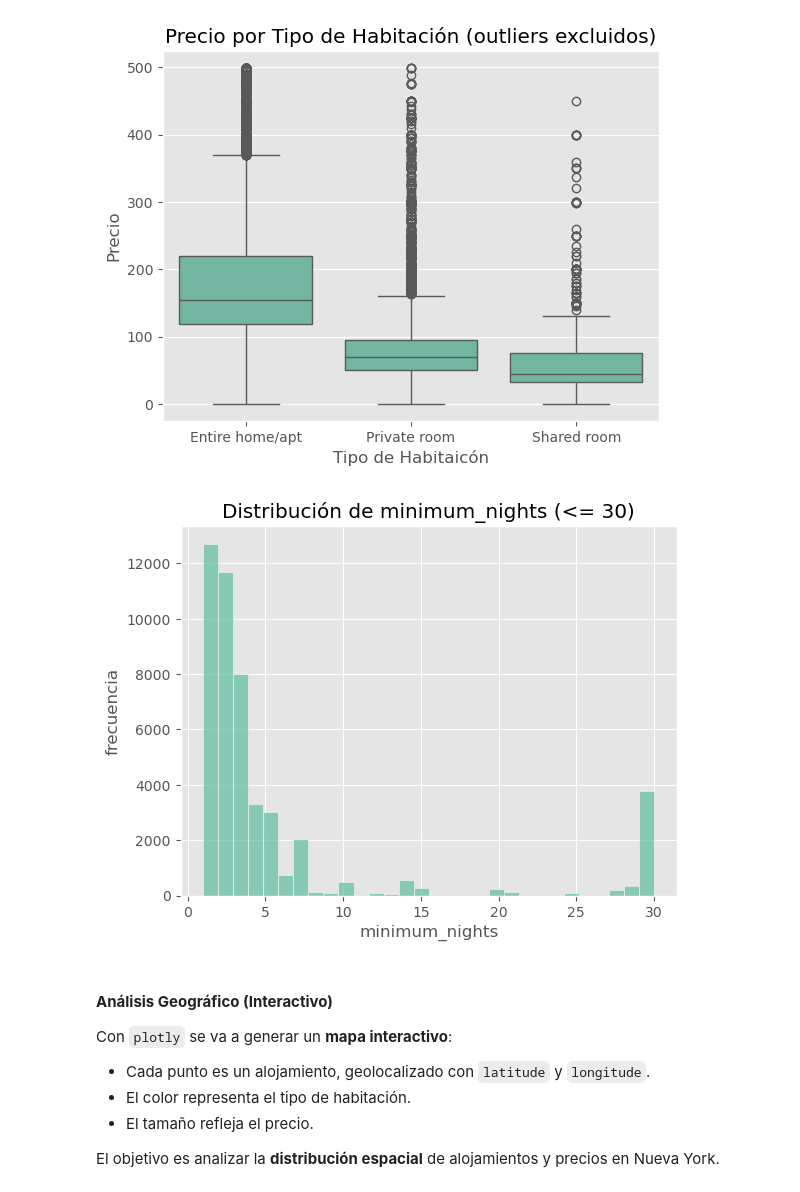
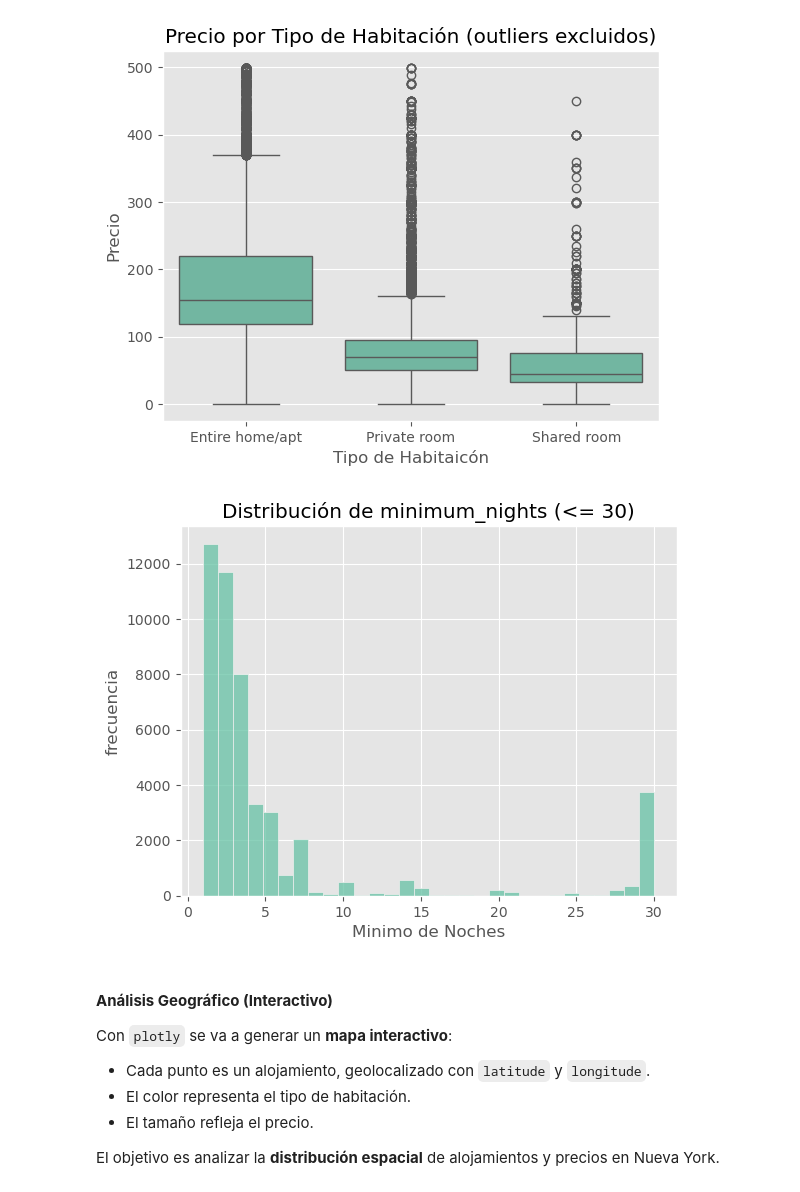
Before and after one commit to Vikktor93/airbnb-EDA-datalab, a Jupyter notebook: 001_EDA.ipynb, the cells around one changed output. Cells and saved outputs as stored; diff of their text form; code cells hidden in the pictures.

Commit message:
Se agrega gráfico de minimo de noches a la carpeta output

```diff
--- a/001_EDA.ipynb
+++ b/001_EDA.ipynb
@@ -247,11 +247,13 @@ plt.show()
 # %%
 # Distribución de minimum_nights (cap a 30)
 sns.histplot(df_clean.loc[df_clean["minimum_nights"] <= 30, "minimum_nights"], bins=30, kde=False)
 plt.title("Distribución de minimum_nights (<= 30)")
-plt.xlabel("minimum_nights"); plt.ylabel("frecuencia")
+plt.xlabel("Minimo de Noches")
+plt.ylabel("frecuencia")
+plt.savefig("output/distribucion_minimum_nights.png", dpi=300, bbox_inches="tight")
 plt.show()
 # %% [output]
-[figure, old version]
+[figure, new version]
 # %% [markdown]
 #### **Análisis Geográfico (Interactivo)**
 
```
Also changed, not shown: 1 other file.
